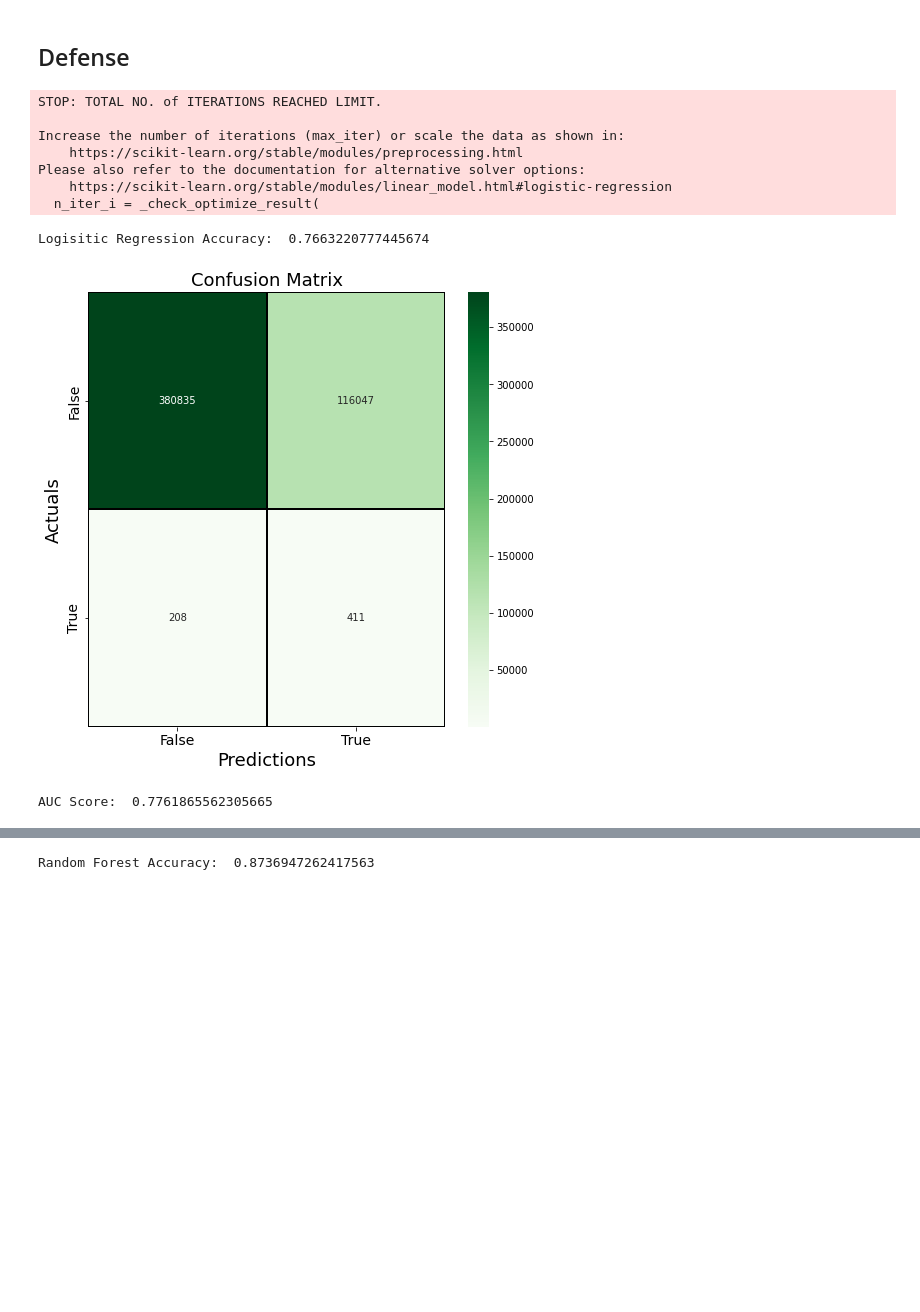
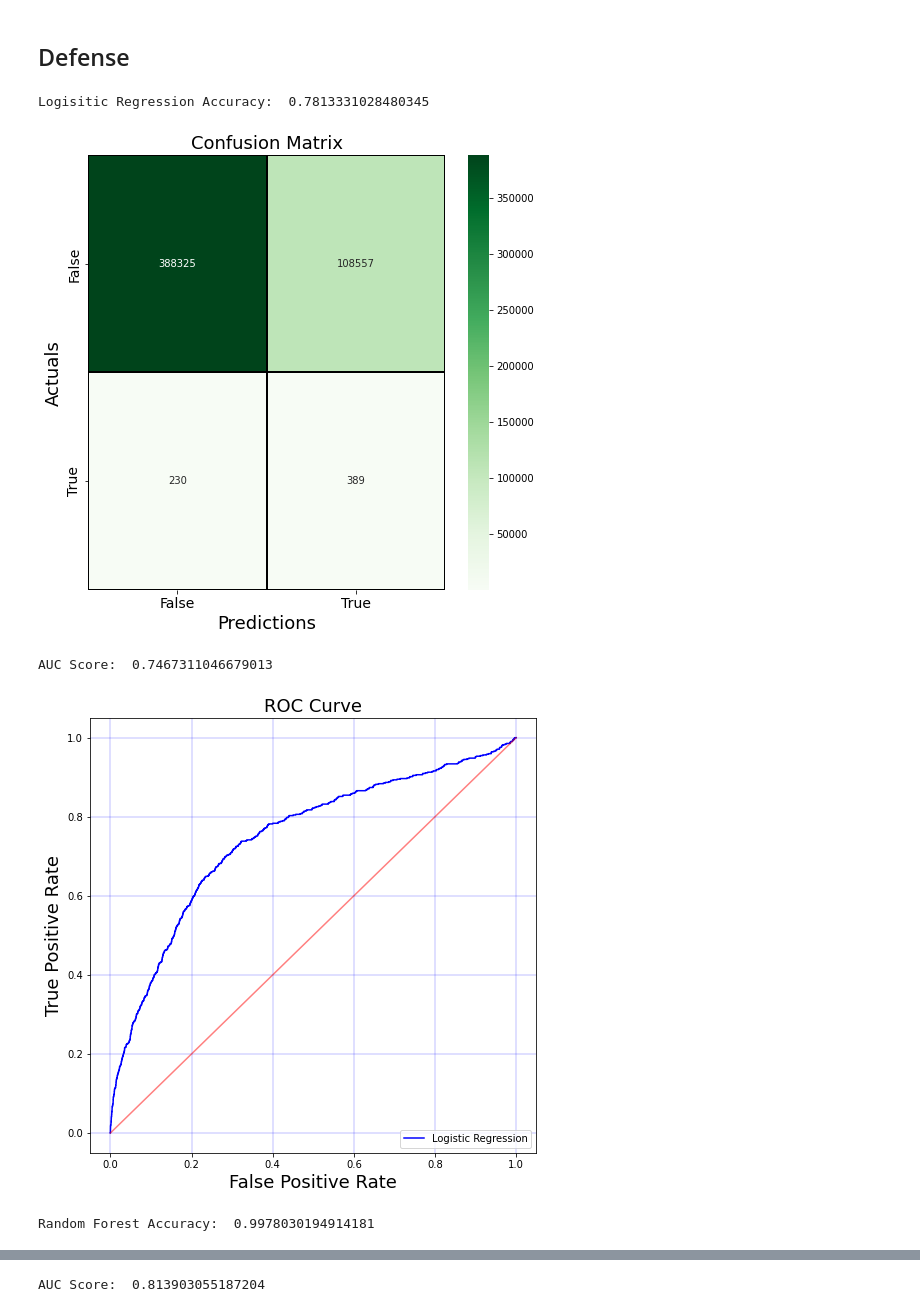
Before and after one commit to SidAkalwadi/CS5804-CC-Fraud, a Jupyter notebook: Games-Intro_to_AI (2.0).ipynb, the cells around one changed output, grey strips where cells are left out. Drawn from its saved outputs; the diff is of its cells as text; code cells hidden in the pictures; blank space fills up the shorter version.

```diff
--- a/Games-Intro_to_AI (2.0).ipynb
+++ b/Games-Intro_to_AI (2.0).ipynb
@@ -94,10 +94,6 @@ Counter({0: 496882, 1: 619})
 # %% [markdown]
 ## Defense
 # %%
-# Please train the classifiers here:
-# Sidd Logistic Regression
-
-
 # Confusion Matrix Function
 def make_confusion_matrix(test, pred):
     conf_mat = confusion_matrix(test, pred)
@@ -112,6 +108,7 @@ def make_confusion_matrix(test, pred):
     ax.set_title('Confusion Matrix', fontsize=18)
     plt.show()
 
+#ROC Curve Function
 def make_roc_curve(model, label):
     pred_prob = model.predict_proba(x_te)[:,1]
     fpr1, tpr1, _a = roc_curve(y_te, pred_prob, pos_label=1)
@@ -132,42 +129,37 @@ def make_roc_curve(model, label):
 
 
 # Sid Logistic Regression
-logisticRegr = LogisticRegression()
+logisticRegr = LogisticRegression(max_iter=3000)
 logisticRegr.fit(x_tr, y_tr)
 
 logPreds = logisticRegr.predict(x_te)
 print("Logisitic Regression Accuracy: ", metrics.accuracy_score(y_te, logPreds))
 make_confusion_matrix(y_te, logPreds)
 
 make_roc_curve(logisticRegr, "Logistic Regression")
 
 # Judd Random Forest
-forest = RandomForestClassifier(n_estimators=100, random_state=42, max_depth=12)
+forest = RandomForestClassifier(n_estimators=100, random_state=42)
 forest.fit(x_tr, y_tr)
 
 pred = forest.predict(x_te)
 print("Random Forest Accuracy: ", metrics.accuracy_score(y_te, pred))
 make_confusion_matrix(y_te, pred)
 
 make_roc_curve(forest, "Random Forest")
 
 #Matt's Decision Tree
 dtree = DecisionTreeClassifier(max_depth = 20, max_leaf_nodes= 100)
 dtree = dtree.fit(x_tr, y_tr) # Need to figure out which way to limit them.
 
 DPred = dtree.predict(x_te)
 print("Decision Tree Accuracy: ", metrics.accuracy_score(y_te, DPred))
 make_confusion_matrix(y_te, pred)
 
 make_roc_curve(dtree, "Decision Tree")
 # %% [output]
-STOP: TOTAL NO. of ITERATIONS REACHED LIMIT.
-
-Increase the number of iterations (max_iter) or scale the data as shown in:
-    https://scikit-learn.org/stable/modules/preprocessing.html
-Please also refer to the documentation for alternative solver options:
-    https://scikit-learn.org/stable/modules/linear_model.html#logistic-regression
-  n_iter_i = _check_optimize_result(
+Logisitic Regression Accuracy:  0.7813331028480345
+[figure, new version]
-Logisitic Regression Accuracy:  0.7663220777445674
+AUC Score:  0.7467311046679013
-[figure, old version]
+[figure, new version]
-AUC Score:  0.7761865562305665
+Random Forest Accuracy:  0.9978030194914181
@@ -175 +167 @@ AUC Score:  0.7761865562305665
-Random Forest Accuracy:  0.8736947262417563
+AUC Score:  0.813903055187204
```
Also changed, not shown: parts of 1 cell of this notebook.
